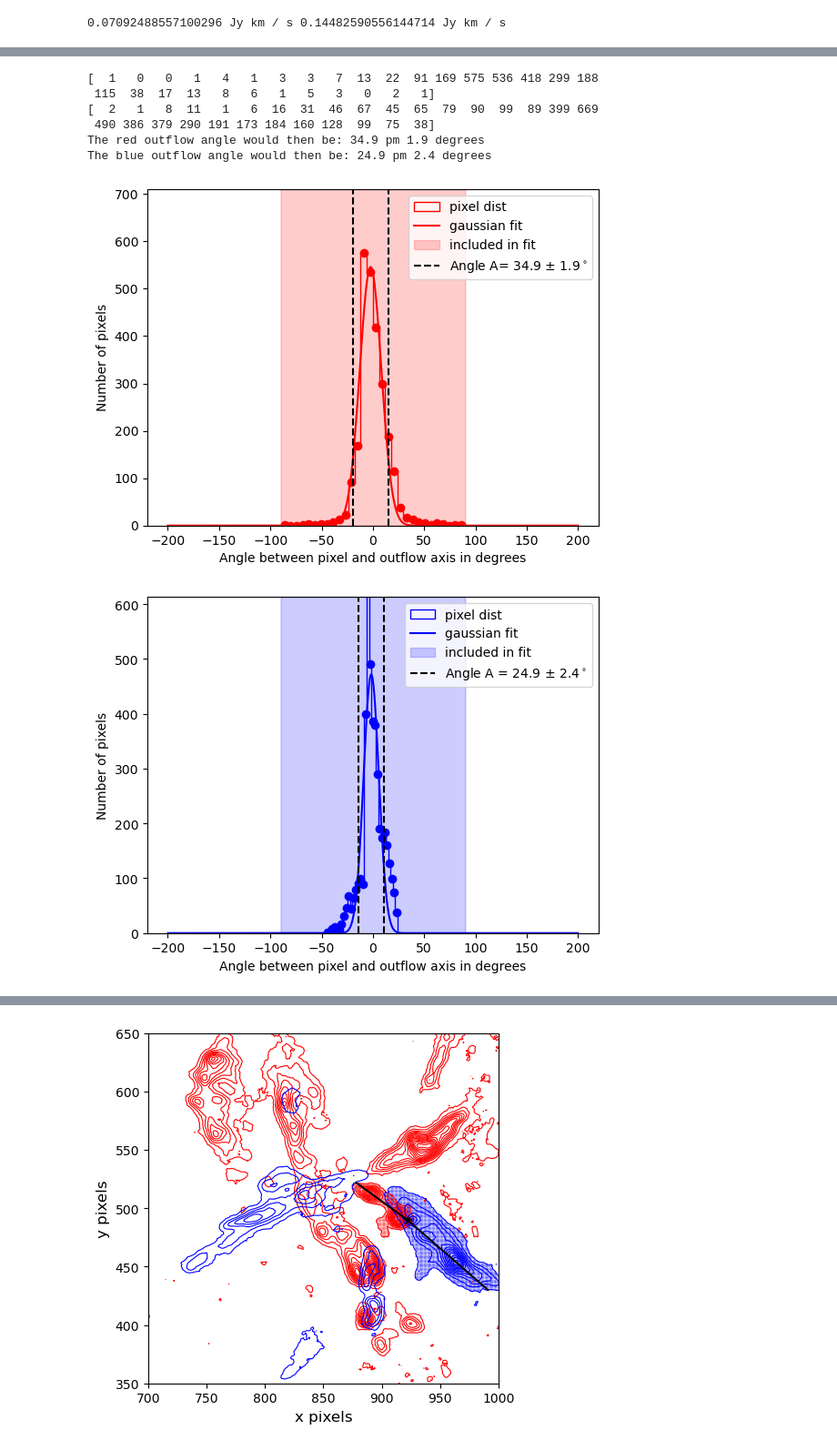
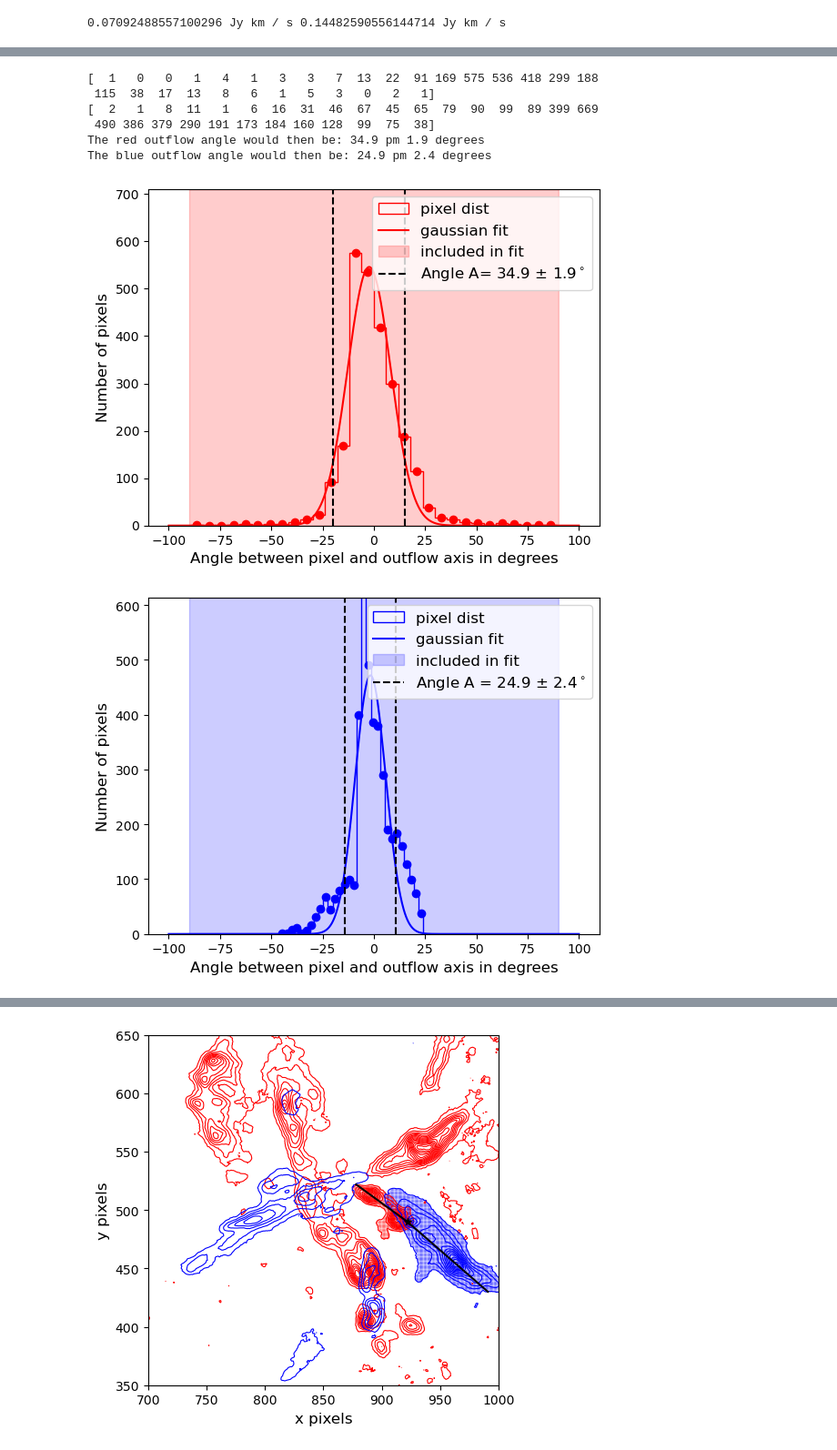
Before and after one commit to femkeballieux/master_project_2, a Jupyter notebook: code/LTERadtrans_RotDiagram_G008.67.ipynb, the cells around one changed output, grey strips where cells are left out. Shown at 91% size. Drawn from its saved outputs; the diff is of its cells as text; code cells hidden in the pictures.

```diff
--- a/code/LTERadtrans_RotDiagram_G008.67.ipynb
+++ b/code/LTERadtrans_RotDiagram_G008.67.ipynb
@@ -1070,11 +1070,10 @@ fwqm_blueA = 2 * np.abs(sigma_blueA) * np.sqrt(2 * np.log(4))
 e_fwqm_blueA = 2 * e_sigma_blueA * np.sqrt(2 * np.log(4))
 
 print(f'The red outflow angle would then be: {fwqm_redA:.1f} pm {e_fwqm_redA:.1f} degrees')
-if source_name != 'Oph_29' and source_name != 'Oph_31':
-    print(f'The blue outflow angle would then be: {fwqm_blueA:.1f} pm {e_fwqm_blueA:.1f} degrees')
+print(f'The blue outflow angle would then be: {fwqm_blueA:.1f} pm {e_fwqm_blueA:.1f} degrees')
 
 #for plotting only
-x_plot = np.linspace(-200, 200, 1000)
+x_plot = np.linspace(-100, 100, 1000)
 y_plot_redA = np.linspace(0,a_redA*1.3,1000)
 y_plot_blueA = np.linspace(0,a_blueA*1.3,1000)
 
@@ -1086,35 +1085,35 @@ plt.fill_betweenx(y_plot_redA, red_minA, red_maxA, color='red', alpha=0.2, label
 plt.vlines(mu_redA - 0.5*fwqm_redA, 0, 1.3*a_redA, color='black', linestyle='--', label=f'Angle A= {fwqm_redA:.1f} $\pm$ {e_fwqm_redA:.1f}$^\circ$')
 plt.vlines(mu_redA + 0.5*fwqm_redA, 0, 1.3*a_redA, color='black', linestyle='--')
 plt.legend()
 plt.xlabel('Angle between pixel and outflow axis in degrees')
 plt.ylabel('Number of pixels')
 plt.ylim(0,a_redA*1.3)
 plt.savefig(fname=path+'plots/angledist_red_'+source_name+'.png', dpi=300, bbox_inches='tight')
 plt.show()
 
 
 plt.hist(signed_angles_degrees_blueA, bins=bins_blueA, color = 'blue', histtype = 'step', label='pixel dist')
 plt.scatter(bincenters_blueA, hist_blueA, color = 'blue')
 plt.plot(x_plot, gaussian(x_plot, popt_blueA[0], popt_blueA[1], popt_blueA[2]), label='gaussian fit', color='blue')
 plt.fill_betweenx(y_plot_blueA, blue_minA, blue_maxA, color='blue', alpha=0.2, label='included in fit')
 plt.vlines(mu_blueA-0.5*fwqm_blueA, 0, 1.3*a_blueA, color='black', linestyle='--', label=f'Angle A = {fwqm_blueA:.1f} $\pm$ {e_fwqm_blueA:.1f}$^\circ$')
 plt.vlines(mu_blueA+0.5*fwqm_blueA, 0, 1.3*a_blueA, color='black', linestyle='--')
 plt.legend()
 plt.xlabel('Angle between pixel and outflow axis in degrees')
 plt.ylabel('Number of pixels')
 
 plt.ylim(0,a_blueA*1.3)
 plt.savefig(fname=path+'plots/angledist_blue_'+source_name+'.png', dpi=300, bbox_inches='tight')
 plt.show()
 # %% [output]
 [  1   0   0   1   4   1   3   3   7  13  22  91 169 575 536 418 299 188
  115  38  17  13   8   6   1   5   3   0   2   1]
 [  2   1   8  11   1   6  16  31  46  67  45  65  79  90  99  89 399 669
  490 386 379 290 191 173 184 160 128  99  75  38]
 The red outflow angle would then be: 34.9 pm 1.9 degrees
 The blue outflow angle would then be: 24.9 pm 2.4 degrees
-[figure, old version]
+[figure, new version]
-[figure, old version]
+[figure, new version]
 # %%
 """
 Same plot, but now with new angles
```
Also changed, not shown: parts of 14 cells of this notebook, 10 other files.
